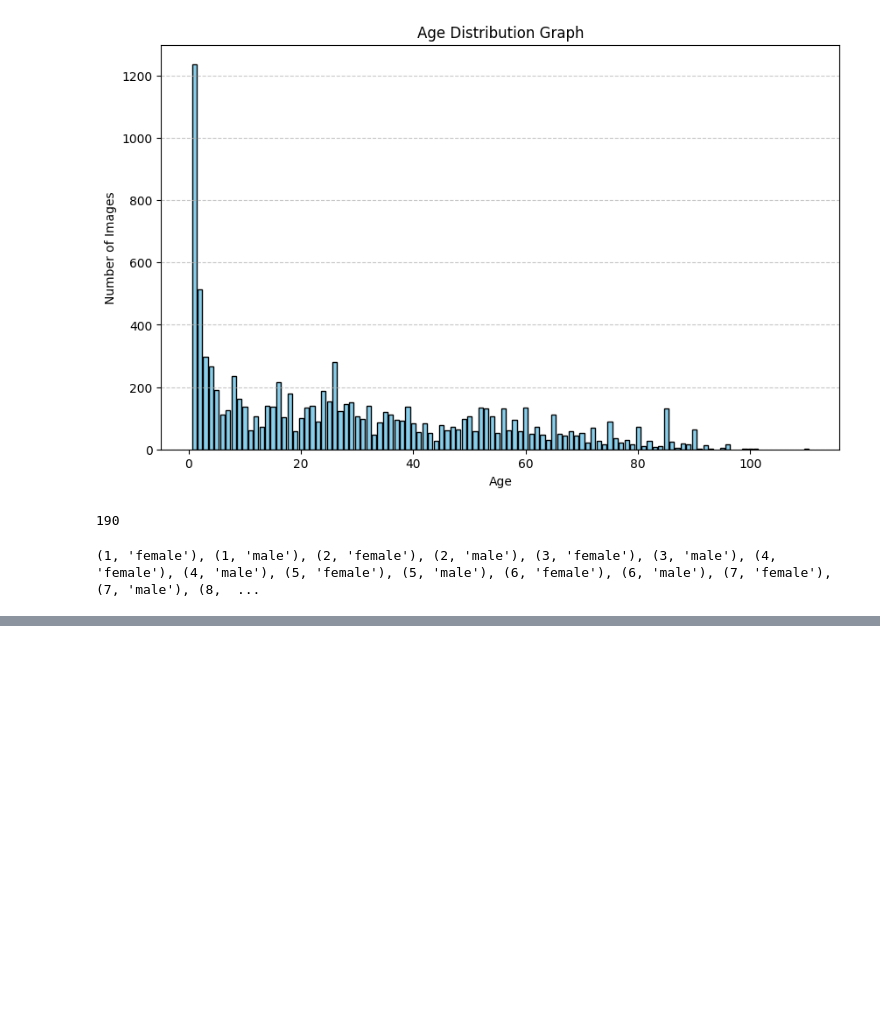
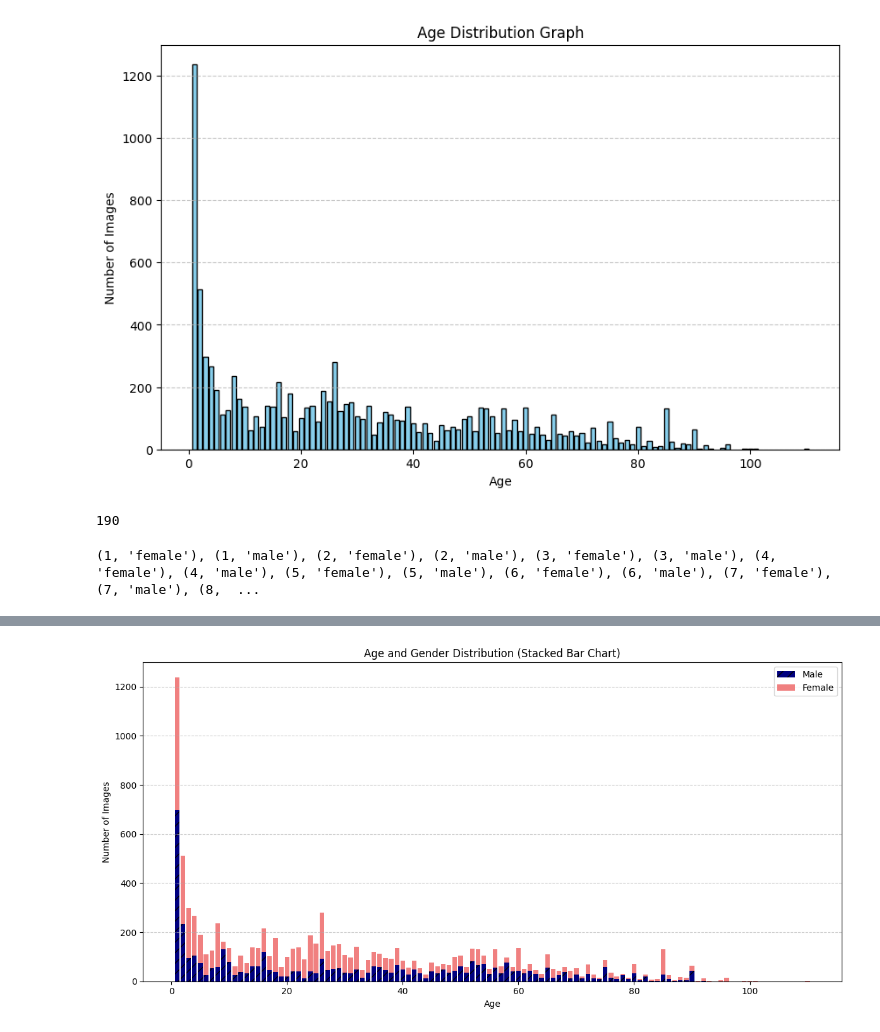
Before and after one commit to shindevaish/age_gender_classifier_cnn, a Jupyter notebook: data_cleaning.ipynb, the cells around one changed output, grey strips where cells are left out. Cells and saved outputs as stored; diff of their text form; code cells hidden in the pictures; blank space fills up the shorter version.

```diff
--- a/data_cleaning.ipynb
+++ b/data_cleaning.ipynb
@@ -346,0 +355,18 @@ plt.show()
+# %%
+ages = sorted(set(age for age, _ in age_gender_counter.keys()))
+male_counts = [age_gender_counter.get((age, 'male'), 0) for age in ages]
+female_counts = [age_gender_counter.get((age, 'female'), 0) for age in ages]
+
+plt.figure(figsize=(12, 6))
+plt.bar(ages, male_counts, label='Male', color='navy', hatch='//')
+plt.bar(ages, female_counts, bottom=male_counts, label='Female', color='lightcoral')
+
+plt.xlabel('Age')
+plt.ylabel('Number of Images')
+plt.title('Age and Gender Distribution (Stacked Bar Chart)')
+plt.legend()
+plt.grid(axis='y', linestyle='--', alpha=0.6)
+plt.tight_layout()
+plt.show()
+# %% [output]
+[figure, added]
```
Also changed, not shown: parts of 13 cells of this notebook.
